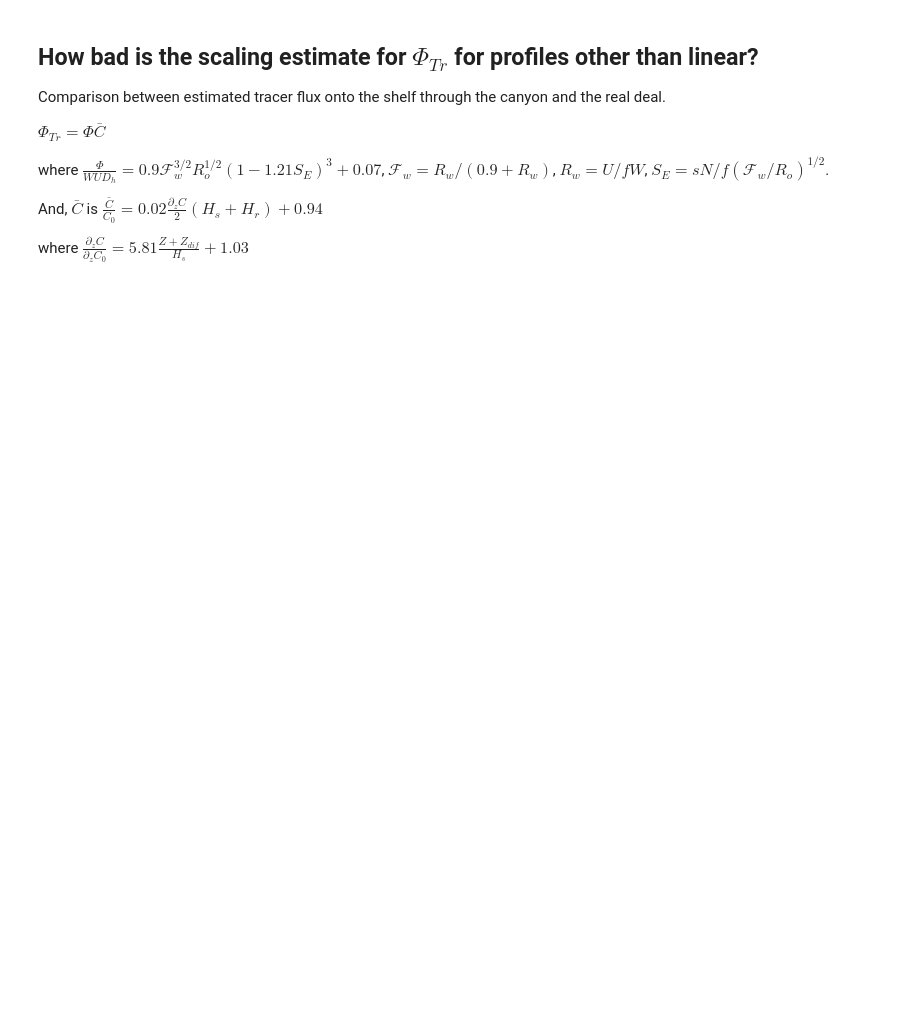
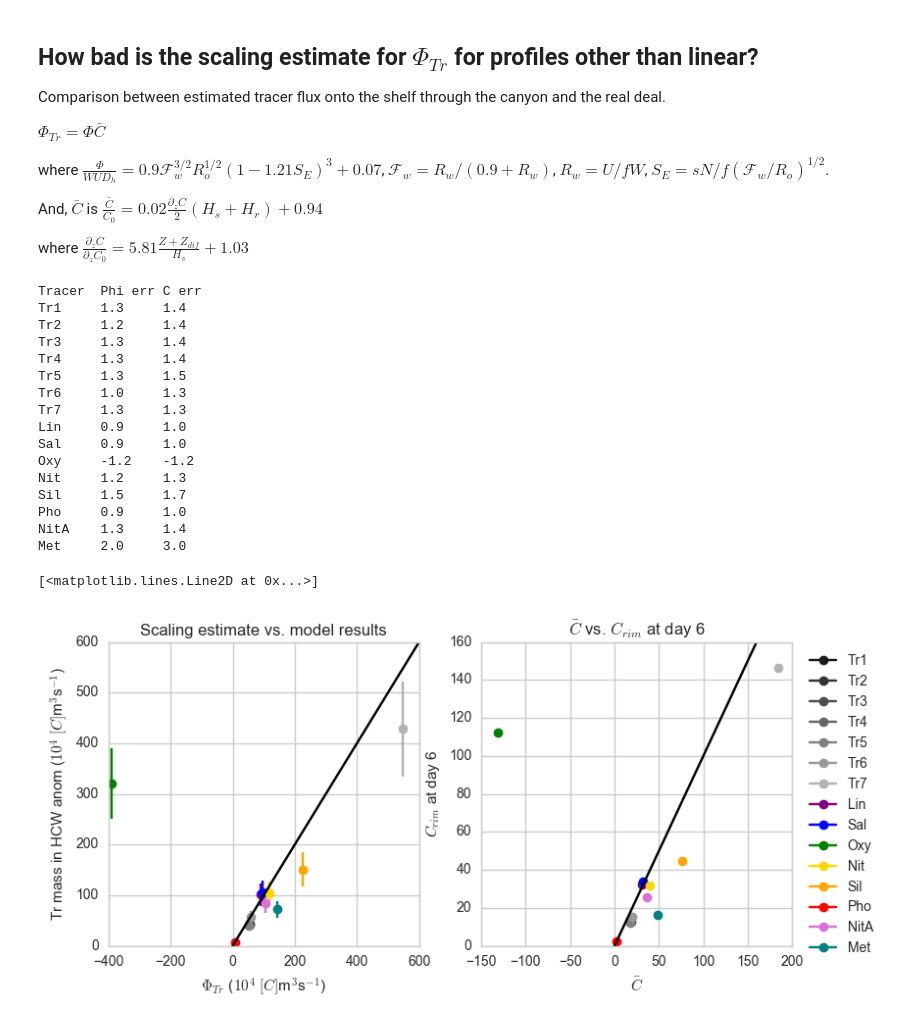
Before and after one commit to UBC-MOAD/outputanalysisnotebooks, a Jupyter notebook: NutrientProfiles/Parabolic/How_far_from_real_profiles.ipynb, the cells around one changed output. Drawn from its saved outputs; the diff is of its cells as text; code cells hidden in the pictures; blank space fills up the shorter version.

```diff
--- a/NutrientProfiles/Parabolic/How_far_from_real_profiles.ipynb
+++ b/NutrientProfiles/Parabolic/How_far_from_real_profiles.ipynb
@@ -114,3 +114,71 @@ Zdif = np.sqrt(t*3600*24*kv)
 
 Se = (s*No)/(f*((F(Ro(U,f,W))/Ro(U,f,L))**(1/2)))
 HA2013=(U*W*Dh(f,L,No))*((0.91*(F(Ro(U,f,W))**(3/2))*(Ro(U,f,L)**(1/2))*((1-1.21*Se)**3))+0.07)
+# %%
+fig,[ax1,ax2] = plt.subplots(1,2,figsize=(9,4))
+
+print ("\t".join(['Tracer', 'Phi err', 'C err']))
+
+for TrMass, dTr0,Co,C, lab, col in zip(Mass_Para,dTr0_Para,Co_Para,Cd6_Para,labels_Para,colours_Para):
+
+    mass_can_eff = dfLWR[TrMass]-dfLWRnoc[TrMass]
+    PhiTr = np.mean(np.array([(mass_can_eff[ii]-mass_can_eff[ii-1])/(time[ii]-time[ii-1]) for ii in range (8,15)]))
+    PhiTr_std = np.std(np.array([(mass_can_eff[ii]-mass_can_eff[ii-1])/(time[ii]-time[ii-1]) for ii in range (8,15)]))
+    dTrdz = -dTr0*(5.81*(((Z+Zdif)/Hs))+1.03)
+    Capprox=((0.02*(dTrdz*(Hh+132.0)/2.0))+0.94)*Co
+    scale_PhiTr = HA2013*Capprox
+    ax1.errorbar(scale_PhiTr/1E4, PhiTr/1E4, yerr=PhiTr_std/1E4, color=col, label=lab, marker='o')
+    err_phi = scale_PhiTr/PhiTr
+    ax2.plot(Capprox, C, color=col, label=lab, marker='o')
+    err_C = Capprox/C
+
+    print ("%s" % (lab), "\t".join(['\t%1.1f\t%1.1f' % (err_phi, err_C)]))
+
+
+for TrMass, dTr0, Co,C, lab, col in zip(Mass_Bark,dTr0_Bark,Co_Bark,Cd6_Bark,labels_Bark,colours_Bark):
+
+    mass_can_eff = dfBAR[TrMass]-dfBARnoc[TrMass]
+    PhiTr = np.mean(np.array([(mass_can_eff[ii]-mass_can_eff[ii-1])/(time[ii]-time[ii-1]) for ii in range (8,15)]))
+    PhiTr_std = np.std(np.array([(mass_can_eff[ii]-mass_can_eff[ii-1])/(time[ii]-time[ii-1]) for ii in range (8,15)]))
+
+    dTrdz = -dTr0*(5.81*(((Z+Zdif)/Hs))+1.03)
+    Capprox=((0.02*(dTrdz*(Hh+132.0)/2.0))+0.94)*Co
+    scale_PhiTr = HA2013*Capprox
+    ax1.errorbar(scale_PhiTr/1E4, PhiTr/1E4, yerr=PhiTr_std/1E4, color=col, label=lab, marker='o')
+    err_phi = scale_PhiTr/PhiTr
+    ax2.plot(Capprox, C, color=col, label=lab, marker='o')
+    err_C = Capprox/C
+    print ("%s" % (lab), "\t".join(['\t%1.1f\t%1.1f' % (err_phi, err_C)]))
+
+
+ax1.set_xlabel(r'$\Phi_{Tr}$ ($10^4$ $[C]$m$^{3}$s$^{-1}$)')
+ax1.set_ylabel('Tr mass in HCW anom ($10^4$ $[C]$m$^{3}$s$^{-1}$)')
+ax1.set_title('Scaling estimate vs. model results')
+#ax1.set_ylim(0,500)
+#ax1.set_xlim(0,500)
+ax1.plot(np.arange(0,600,1),np.arange(0,600,1),'-k')
+
+ax2.legend(bbox_to_anchor=(1.3,1),ncol=1, columnspacing=0.1)
+ax2.set_xlabel(r'$\bar{C}$')
+ax2.set_ylabel('$C_{rim}$ at day 6')
+ax2.set_title(r'$\bar{C}$ vs. $C_{rim}$ at day 6')
+ax2.plot(np.arange(0,160,1),np.arange(0,160,1),'-k')
+# %% [output]
+Tracer  Phi err C err
+Tr1     1.3     1.4
+Tr2     1.2     1.4
+Tr3     1.3     1.4
+Tr4     1.3     1.4
+Tr5     1.3     1.5
+Tr6     1.0     1.3
+Tr7     1.3     1.3
+Lin     0.9     1.0
+Sal     0.9     1.0
+Oxy     -1.2    -1.2
+Nit     1.2     1.3
+Sil     1.5     1.7
+Pho     0.9     1.0
+NitA    1.3     1.4
+Met     2.0     3.0
+[<matplotlib.lines.Line2D at 0x...>]
+[figure, added]
```
Also changed, not shown: parts of 5 cells of this notebook, 4 other files.
